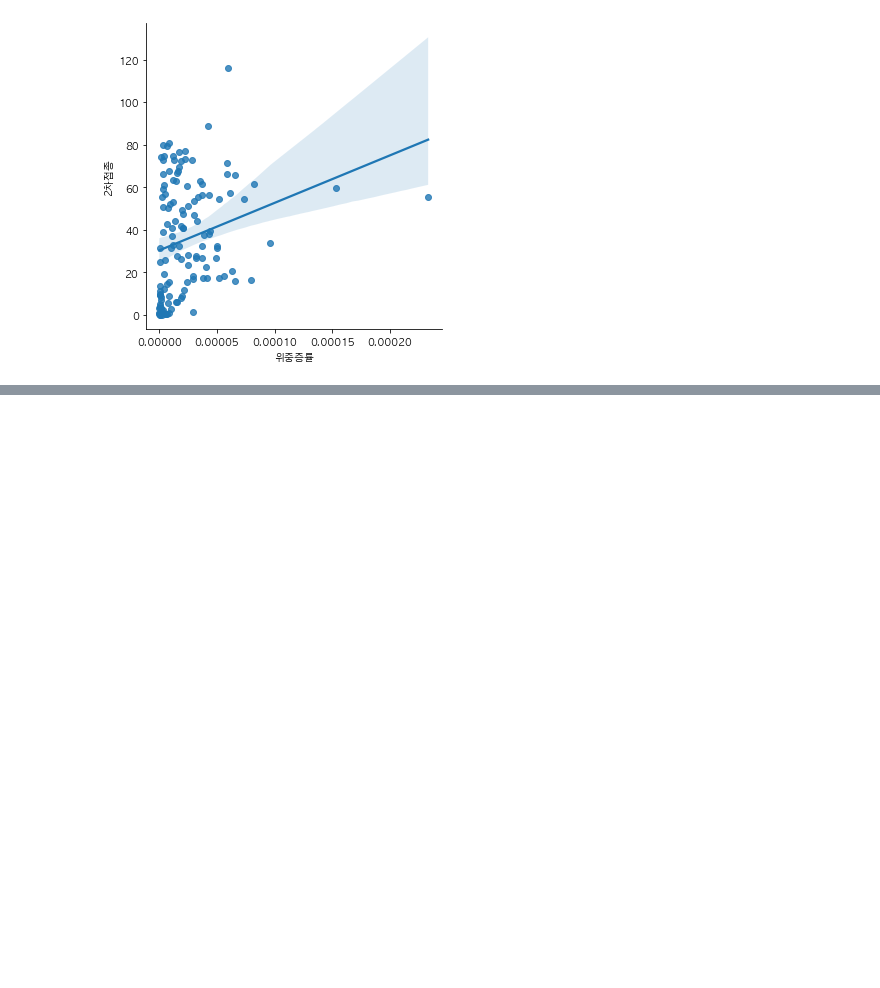
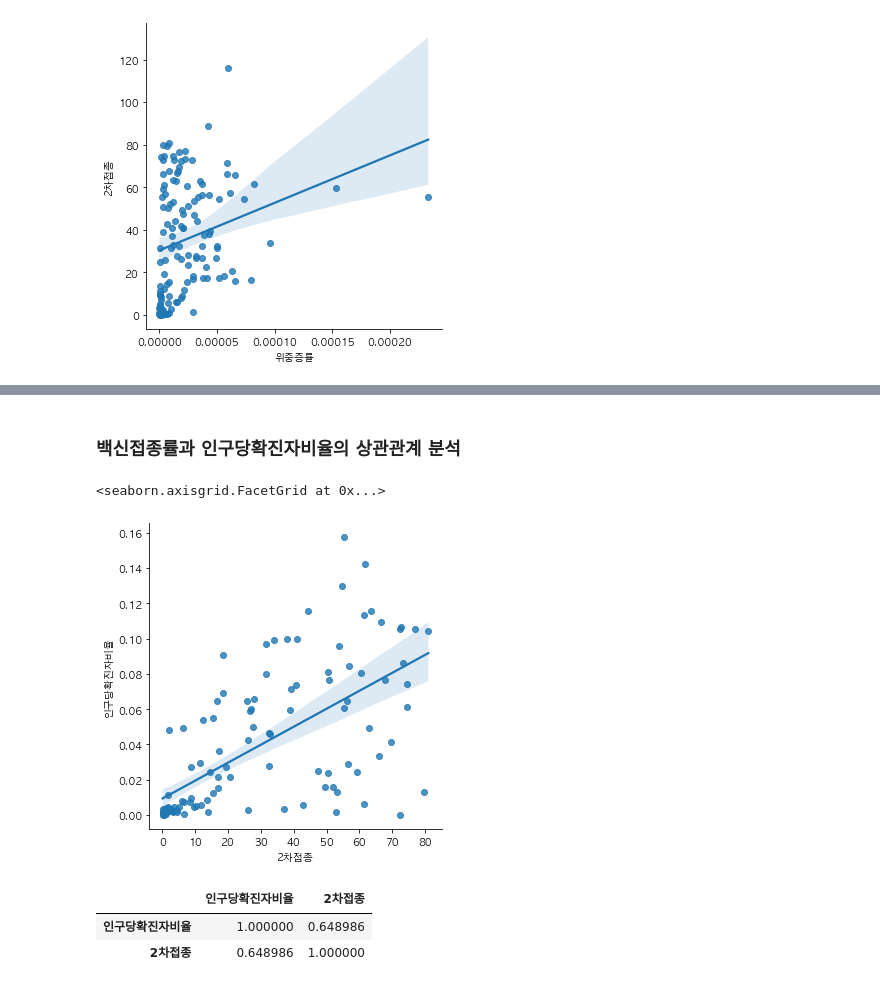
Before and after one commit to city1616/LikeLion_AI_SCHOOL_13th, a Jupyter notebook: 02. 웹과 Github 기본/06_python_library/02_pandas/03_pandas_corona.ipynb, the cells around one changed output, grey strips where cells are left out. Drawn from its saved outputs; the diff is of its cells as text; code cells hidden in the pictures; blank space fills up the shorter version.

```diff
--- a/02. 웹과 Github 기본/06_python_library/02_pandas/03_pandas_corona.ipynb
+++ b/02. 웹과 Github 기본/06_python_library/02_pandas/03_pandas_corona.ipynb
@@ -495,0 +544,13 @@ sns.lmplot(x = "위중증률", y = "2차접종", data = corona_part)
+# %% [markdown]
+### 백신접종률과 인구당확진자비율의 상관관계 분석
+# %%
+sns.lmplot(x = "2차접종", y = "인구당확진자비율", data = corona_200m)
+# %% [output]
+<seaborn.axisgrid.FacetGrid at 0x...>
+[figure, added]
+# %%
+corona_200m[["인구당확진자비율", "2차접종"]].corr()
+# %% [output]
+|  | 인구당확진자비율 | 2차접종 |
+| 인구당확진자비율 | 1.000000 | 0.648986 |
+| 2차접종 | 0.648986 | 1.000000 |
```
Also changed, not shown: parts of 25 cells of this notebook.
